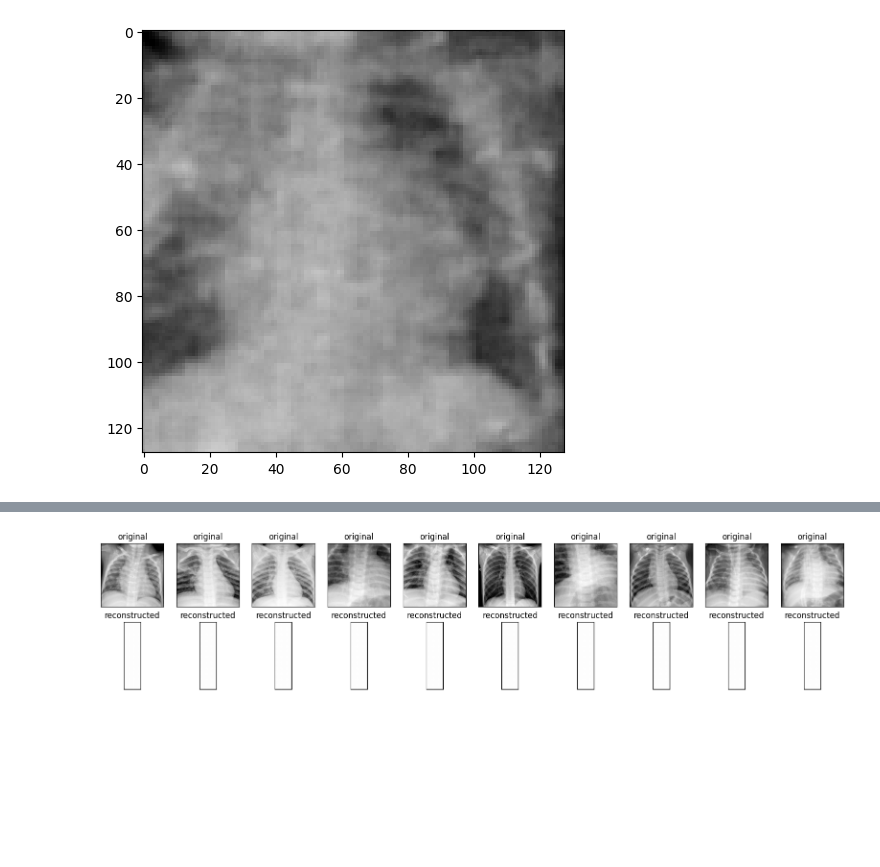
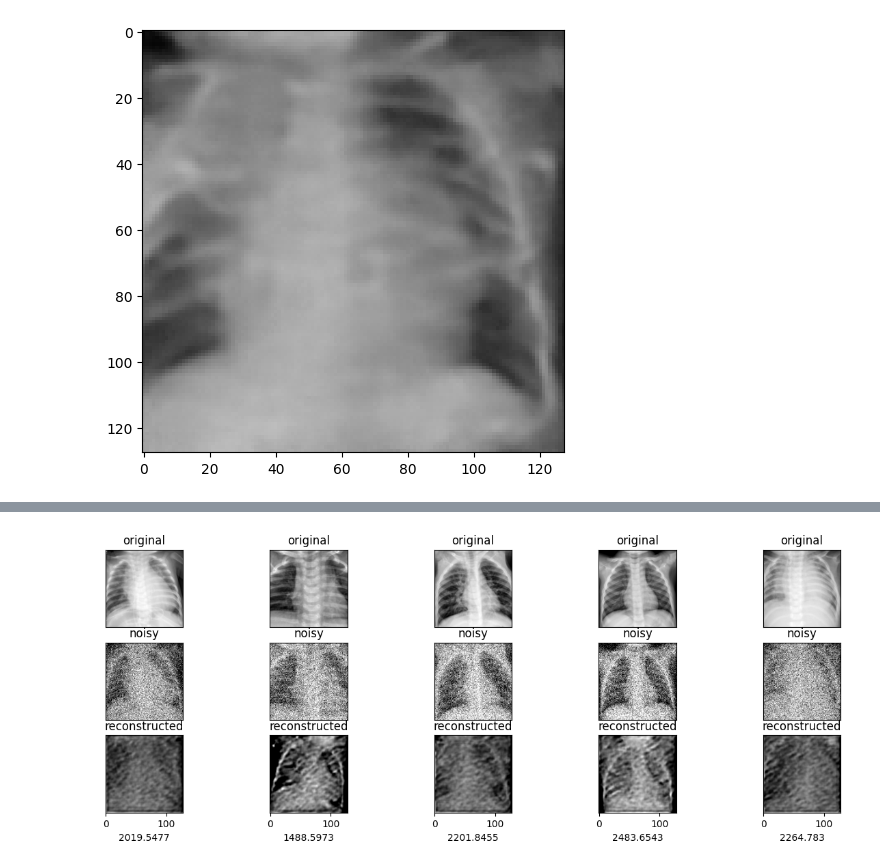
Before and after one commit to Christofferfuglkjaer/AUBachelor25, a Jupyter notebook: Kode/AE made in tensorflow.ipynb, the cells around one changed output, grey strips where cells are left out. Drawn from its saved outputs; the diff is of its cells as text; code cells hidden in the pictures; blank space fills up the shorter version.

```diff
--- a/Kode/AE made in tensorflow.ipynb
+++ b/Kode/AE made in tensorflow.ipynb
@@ -343,7 +312,0 @@ from tensorflow.keras.models import Model
-# %%
-noise_factor = 0.2
-x_train_noisy = train + noise_factor * tf.random.normal(shape=train.shape)
-x_test_noisy = test + noise_factor * tf.random.normal(shape=test.shape)
-
-x_train_noisy = tf.clip_by_value(x_train_noisy, clip_value_min=0., clip_value_max=1.)
-x_test_noisy = tf.clip_by_value(x_test_noisy, clip_value_min=0., clip_value_max=1.)
@@ -406,7 +312,0 @@ autoencoder.compile(optimizer=tf.keras.optimizers.legacy.Adam(learning_rate=0.00
-# %%
-
-
-autoencoder.fit(x_train_noisy,train,
-                epochs=5,
-                shuffle=True,
-                validation_data=(x_train_noisy,test))
@@ -446,0 +411,4 @@ array([[[[0.],
+# %%
+autoencoder501.compile(optimizer=tf.keras.optimizers.legacy.Adam(learning_rate=0.0001), loss=losses.MeanSquaredError())
+autoencoder501.fit(x_train_noisy_501, x_train_501,epochs=50,batch_size = 8,shuffle=True, validation_data=(x_testnoisy_501, x_test_501))
+weights_501 = autoencoder501.get_weights()
@@ -446,0 +433,2 @@ array([[[[0.],
+# %%
+decoded_imgs=autoencoder.predict(x_val_noisy501)
@@ -447,22 +437,36 @@ array([[[[0.],
 # %%
-n = 10
-plt.figure(figsize=(20, 4))
+import matplotlib.pyplot as plt
+
+
+
+n = 5
+plt.figure(figsize=(15, 5))
 for i in range(n):
-  # display original
-  ax = plt.subplot(2, n, i + 1)
-  plt.imshow(data[i])
-  plt.title("original")
-  plt.gray()
-  ax.get_xaxis().set_visible(False)
-  ax.get_yaxis().set_visible(False)
+    # display original
+    ax = plt.subplot(3, n, i + 1)
+    plt.imshow(x_test_501[i])
+    plt.title("original")
+    plt.gray()
+    ax.get_xaxis().set_visible(False)
+    ax.get_yaxis().set_visible(False)
 
-  # display reconstruction
-  ax = plt.subplot(2, n, i + 1 + n)
-  plt.imshow(decoded_imgs[i])
-  plt.title("reconstructed")
-  plt.gray()
-  ax.get_xaxis().set_visible(False)
-  ax.get_yaxis().set_visible(False)
+    # display noisy
+    ax = plt.subplot(3, n, i + 1 + n)
+    plt.imshow(x_testnoisy_501[i])
+    plt.title("noisy")
+    plt.gray()
+    ax.get_xaxis().set_visible(False)
+    ax.get_yaxis().set_visible(False)
+
+    # display reconstruction
+    ax = plt.subplot(3, n, i + 1 + 2 * n)
+    plt.imshow(decoded_imgs[i])
+    plt.title("reconstructed")
+    plt.gray()
+    ax.get_xaxis().set_visible(True)
+    plt.xlabel(mse(x_test_501[i], decoded_imgs[i]))
+    ax.get_yaxis().set_visible(False)
+
 plt.show()
 # %% [output]
-[figure, old version]
+[figure, new version]
```
Also changed, not shown: parts of 35 cells of this notebook, 24 other files.
